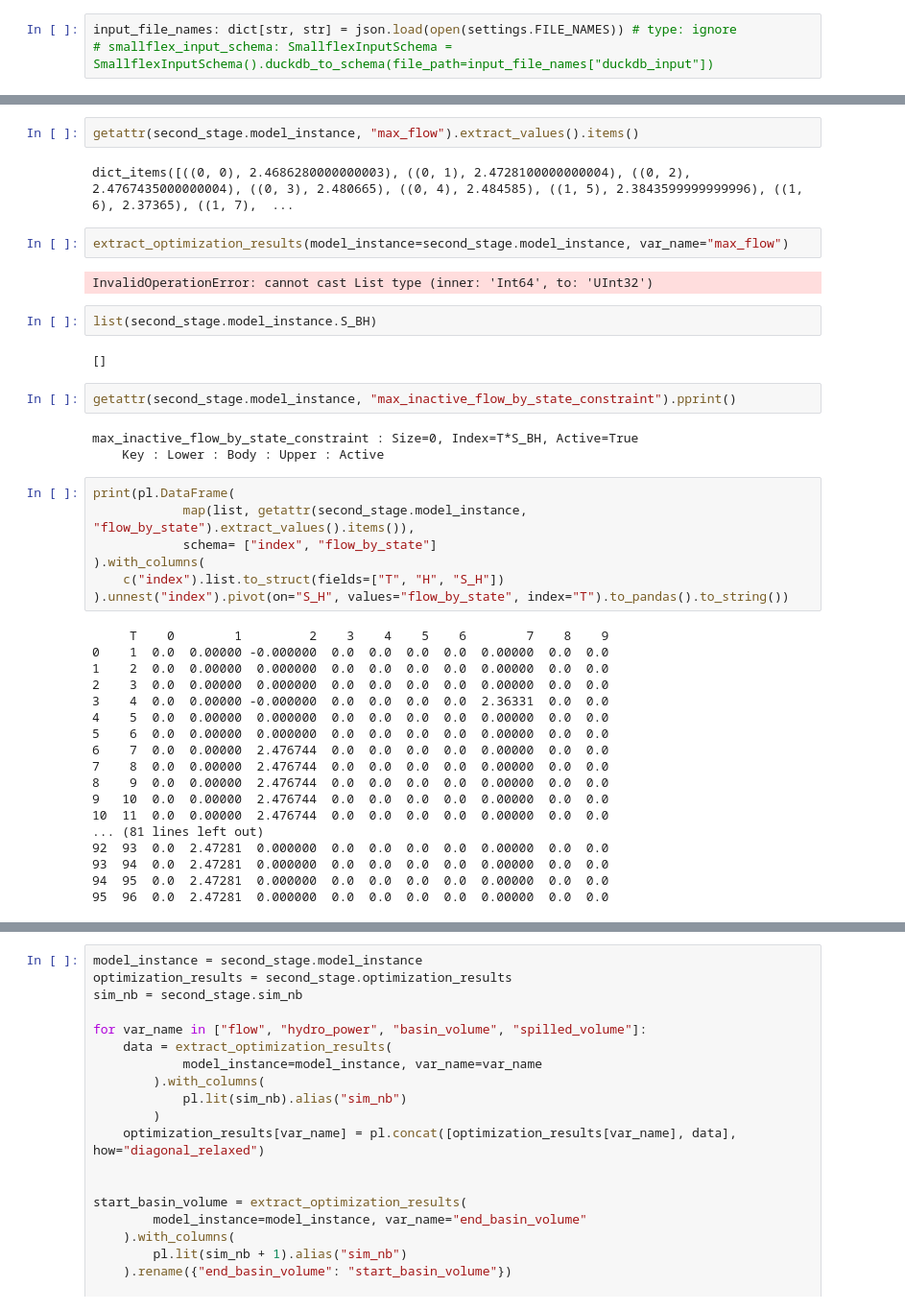
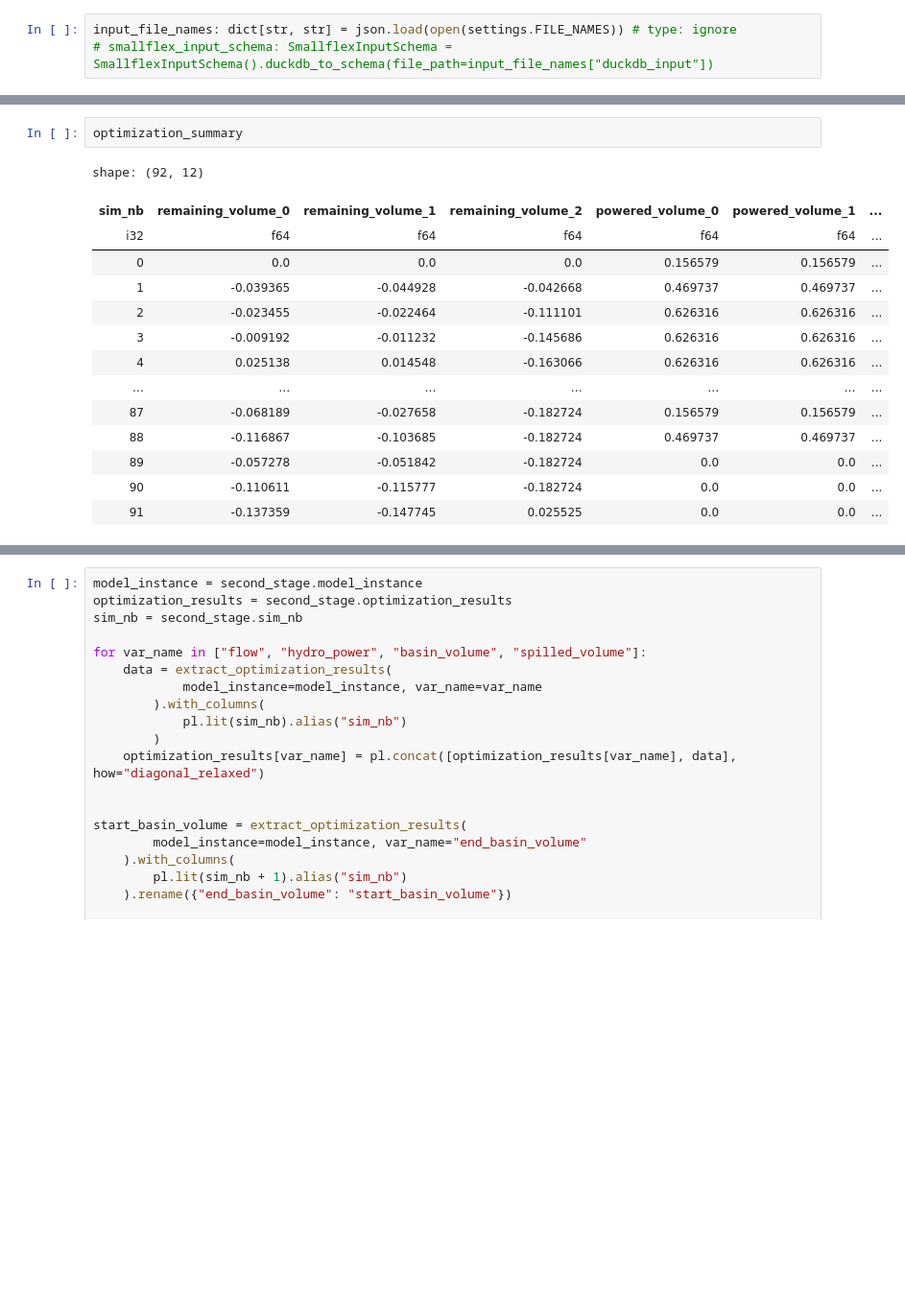
Before and after one commit to heig-vd-ie/smallflex-vpp-codes, a Jupyter notebook: notebook/base_line.ipynb, the cells around one changed output, grey strips where cells are left out. Shown at 96% size. Drawn from its saved outputs; the diff is of its cells as text; blank space fills up the shorter version.

Commit message:
Finalize changing model

```diff
--- a/notebook/base_line.ipynb
+++ b/notebook/base_line.ipynb
@@ -146,42 +106,17 @@ index_list
-# %%
-getattr(second_stage.model_instance, "max_flow").extract_values().items()
-# %% [output]
-dict_items([((0, 0), 2.4686280000000003), ((0, 1), 2.4728100000000004), ((0, 2), 2.4767435000000004), ((0, 3), 2.480665), ((0, 4), 2.484585), ((1, 5), 2.3843599999999996), ((1, 6), 2.37365), ((1, 7),  ...
-# %%
-extract_optimization_results(model_instance=second_stage.model_instance, var_name="max_flow")
-# %% [output]
-InvalidOperationError: cannot cast List type (inner: 'Int64', to: 'UInt32')
-# %%
-list(second_stage.model_instance.S_BH)
-# %% [output]
-[]
-# %%
-getattr(second_stage.model_instance, "max_inactive_flow_by_state_constraint").pprint()
-# %% [output]
-max_inactive_flow_by_state_constraint : Size=0, Index=T*S_BH, Active=True
-    Key : Lower : Body : Upper : Active
-# %%
-print(pl.DataFrame(
-            map(list, getattr(second_stage.model_instance, "flow_by_state").extract_values().items()),
-            schema= ["index", "flow_by_state"]
-).with_columns(
-    c("index").list.to_struct(fields=["T", "H", "S_H"])
-).unnest("index").pivot(on="S_H", values="flow_by_state", index="T").to_pandas().to_string())
-# %% [output]
-     T    0        1         2    3    4    5    6        7    8    9
-0    1  0.0  0.00000 -0.000000  0.0  0.0  0.0  0.0  0.00000  0.0  0.0
-1    2  0.0  0.00000  0.000000  0.0  0.0  0.0  0.0  0.00000  0.0  0.0
-2    3  0.0  0.00000  0.000000  0.0  0.0  0.0  0.0  0.00000  0.0  0.0
-3    4  0.0  0.00000 -0.000000  0.0  0.0  0.0  0.0  2.36331  0.0  0.0
-4    5  0.0  0.00000  0.000000  0.0  0.0  0.0  0.0  0.00000  0.0  0.0
-5    6  0.0  0.00000  0.000000  0.0  0.0  0.0  0.0  0.00000  0.0  0.0
-6    7  0.0  0.00000  2.476744  0.0  0.0  0.0  0.0  0.00000  0.0  0.0
-7    8  0.0  0.00000  2.476744  0.0  0.0  0.0  0.0  0.00000  0.0  0.0
-8    9  0.0  0.00000  2.476744  0.0  0.0  0.0  0.0  0.00000  0.0  0.0
-9   10  0.0  0.00000  2.476744  0.0  0.0  0.0  0.0  0.00000  0.0  0.0
-10  11  0.0  0.00000  2.476744  0.0  0.0  0.0  0.0  0.00000  0.0  0.0
-... (81 lines left out)
-92  93  0.0  2.47281  0.000000  0.0  0.0  0.0  0.0  0.00000  0.0  0.0
-93  94  0.0  2.47281  0.000000  0.0  0.0  0.0  0.0  0.00000  0.0  0.0
-94  95  0.0  2.47281  0.000000  0.0  0.0  0.0  0.0  0.00000  0.0  0.0
-95  96  0.0  2.47281  0.000000  0.0  0.0  0.0  0.0  0.00000  0.0  0.0
+# %%
+optimization_summary
+# %% [output]
+shape: (92, 12)
+| sim_nb | remaining_volume_0 | remaining_volume_1 | remaining_volume_2 | powered_volume_0 | powered_volume_1 | ... |
+| i32 | f64 | f64 | f64 | f64 | f64 | ... |
+| 0 | 0.0 | 0.0 | 0.0 | 0.156579 | 0.156579 | ... |
+| 1 | -0.039365 | -0.044928 | -0.042668 | 0.469737 | 0.469737 | ... |
+| 2 | -0.023455 | -0.022464 | -0.111101 | 0.626316 | 0.626316 | ... |
+| 3 | -0.009192 | -0.011232 | -0.145686 | 0.626316 | 0.626316 | ... |
+| 4 | 0.025138 | 0.014548 | -0.163066 | 0.626316 | 0.626316 | ... |
+| … | … | … | … | … | … | ... |
+| 87 | -0.068189 | -0.027658 | -0.182724 | 0.156579 | 0.156579 | ... |
+| 88 | -0.116867 | -0.103685 | -0.182724 | 0.469737 | 0.469737 | ... |
+| 89 | -0.057278 | -0.051842 | -0.182724 | 0.0 | 0.0 | ... |
+| 90 | -0.110611 | -0.115777 | -0.182724 | 0.0 | 0.0 | ... |
+| 91 | -0.137359 | -0.147745 | 0.025525 | 0.0 | 0.0 | ... |
```
Also changed, not shown: parts of 42 cells of this notebook, 9 other files.
